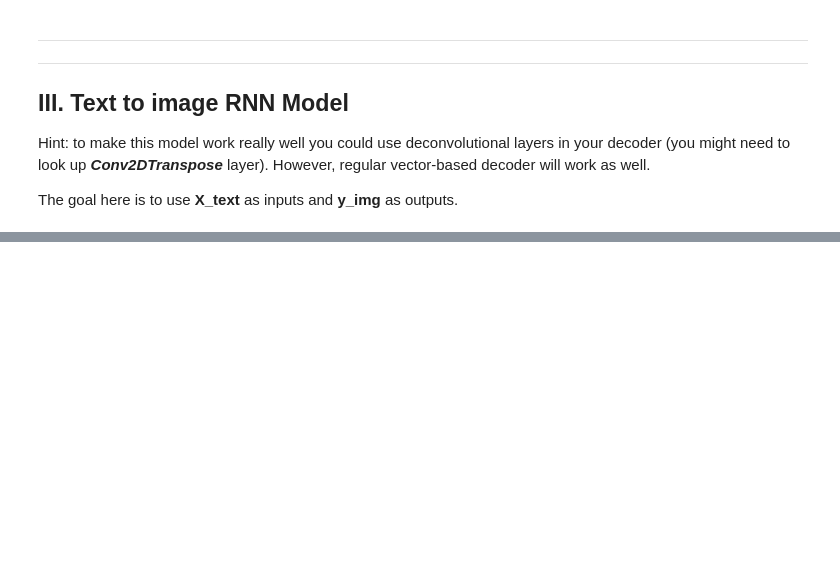
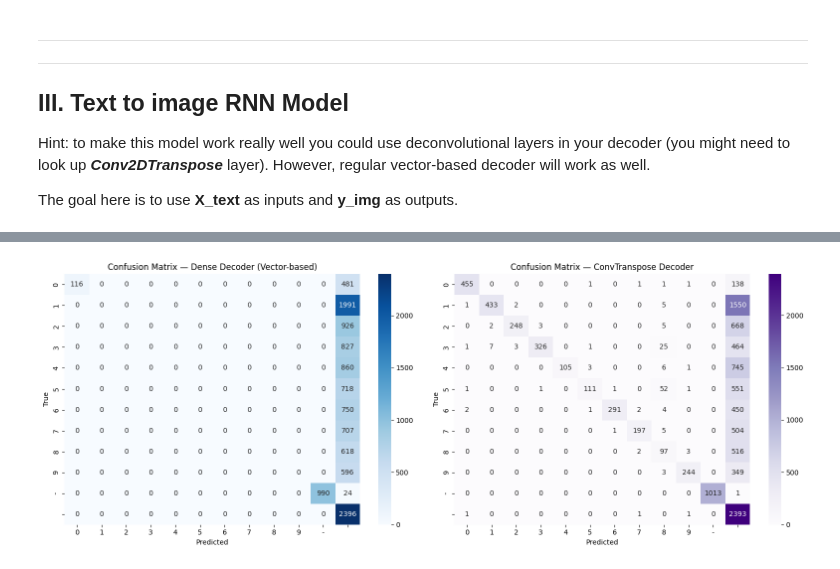
Before and after one commit to LewisBoulogne/IDL_assignment_2, a Jupyter notebook: A2_RNNs.ipynb, the cells around one changed output, grey strips where cells are left out. Cells and saved outputs as stored; diff of their text form; code cells hidden in the pictures; blank space fills up the shorter version.

```diff
--- a/A2_RNNs.ipynb
+++ b/A2_RNNs.ipynb
@@ -488,0 +797,10 @@ The goal here is to use **X_text** as inputs and **y_img** as outputs.
+# %%
+# prediction == generation
+y_pred_img_reg = text2img.predict(X_test_ti)
+
+# separating predicted digits
+generated_images_reg = y_pred_img_reg.reshape(-1, 28, 28, 1)
+
+# cnn prediction
+digit_preds_reg = cnn_model.predict(generated_images_reg)
+digit_preds_reg = np.argmax(digit_preds_reg, axis=1)
@@ -488,0 +810,9 @@ The goal here is to use **X_text** as inputs and **y_img** as outputs.
+# %%
+# prediction == generation
+y_pred_img_conv = text2img_conv.predict(X_test_ti)
+
+# separating predicted digits
+generated_images_conv = y_pred_img_conv.reshape(-1, 28, 28, 1)
+# cnn prediction
+digit_preds_conv = cnn_model.predict(generated_images_conv)
+digit_preds_conv = np.argmax(digit_preds_conv, axis=1)
@@ -488,0 +848,28 @@ The goal here is to use **X_text** as inputs and **y_img** as outputs.
+# %%
+import seaborn as sns
+# Compute confusion matrices
+cm_reg  = confusion_matrix(separated_labels_test, digit_preds_reg)
+cm_conv = confusion_matrix(separated_labels_test, digit_preds_conv)
+
+fig, axes = plt.subplots(1, 2, figsize=(16, 6))
+
+labels = [str(i) for i in range(10)] + ['-', ' ']
+
+# --- Model 1: Dense decoder ---
+sns.heatmap(cm_reg, annot=True, fmt='d', cmap='Blues',
+            xticklabels=labels, yticklabels=labels, ax=axes[0])
+axes[0].set_title("Confusion Matrix — Dense Decoder (Vector-based)")
+axes[0].set_xlabel("Predicted")
+axes[0].set_ylabel("True")
+
+# --- Model 2: ConvTranspose decoder ---
+sns.heatmap(cm_conv, annot=True, fmt='d', cmap='Purples',
+            xticklabels=labels, yticklabels=labels, ax=axes[1])
+axes[1].set_title("Confusion Matrix — ConvTranspose Decoder")
+axes[1].set_xlabel("Predicted")
+axes[1].set_ylabel("True")
+
+plt.tight_layout()
+plt.show()
+# %% [output]
+[figure, added]
```
Also changed, not shown: parts of 25 cells of this notebook, 1 other file.
